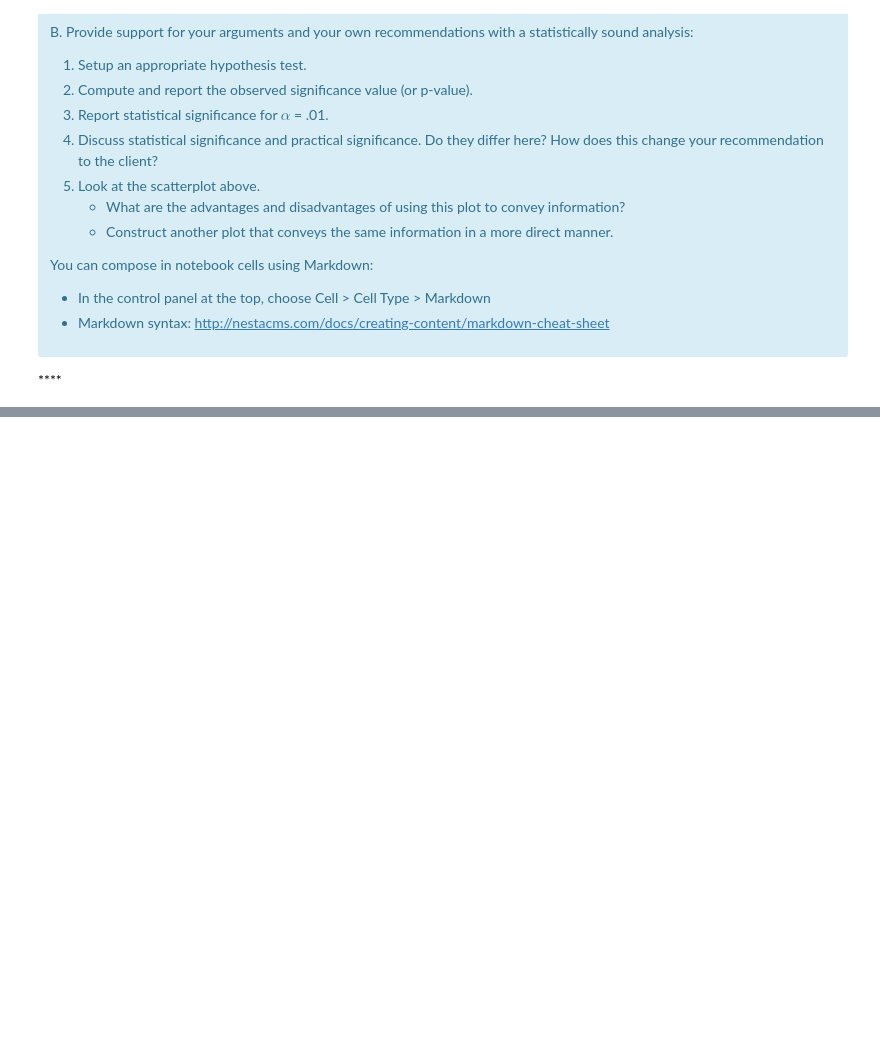
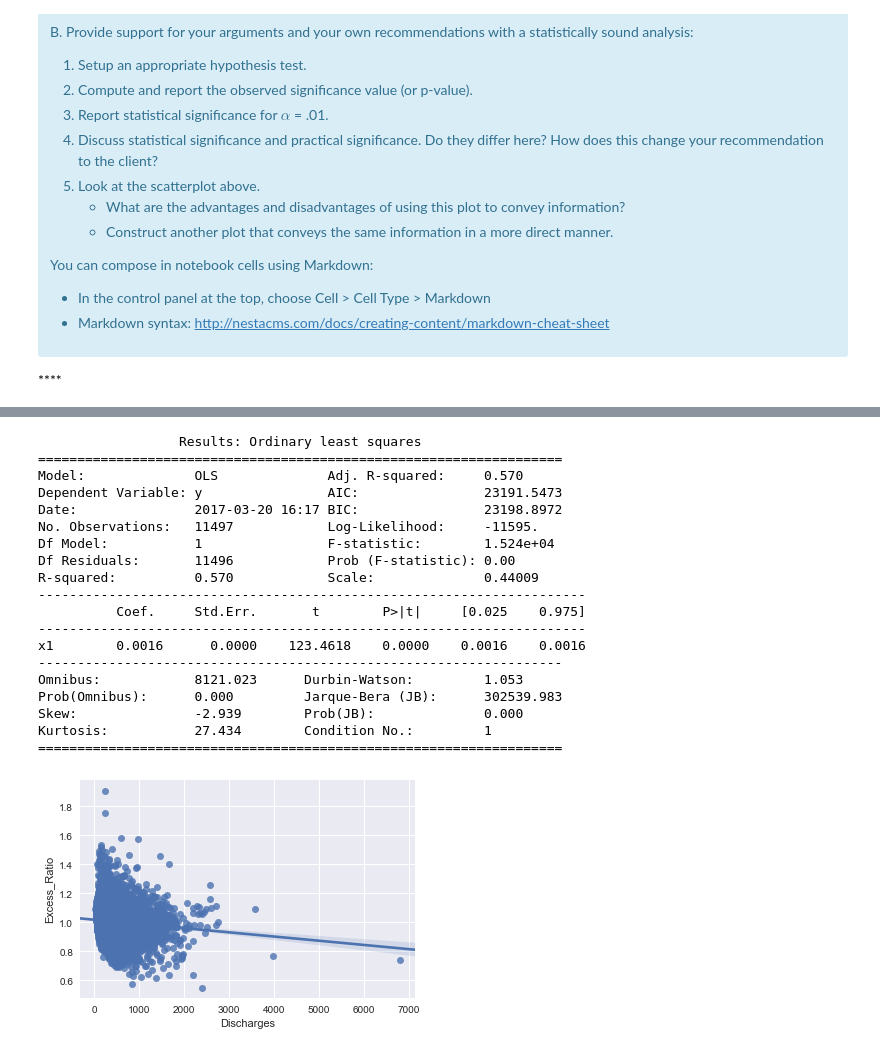
Before and after one commit to JCardenasRdz/SpringBoard, a Jupyter notebook: Projects/11_EDA_Reduce_Hospital_Readmissions/sliderule_dsi_inferential_statistics_exercise_3_SOLUTION.ipynb, the cells around one changed output, grey strips where cells are left out. Saved outputs shown, nothing was run; the diff lists cells and outputs as text; code cells hidden in the pictures; blank space fills up the shorter version.

```diff
--- a/Projects/11_EDA_Reduce_Hospital_Readmissions/sliderule_dsi_inferential_statistics_exercise_3_SOLUTION.ipynb
+++ b/Projects/11_EDA_Reduce_Hospital_Readmissions/sliderule_dsi_inferential_statistics_exercise_3_SOLUTION.ipynb
@@ -116,0 +130,6 @@ You can compose in notebook cells using Markdown:
+# %%
+# LOAD MY FUNCTIONS
+%run 11_Readmission.py
+# load and clean data
+df = load_and_clean()
+df.head(3)
@@ -116,0 +146,24 @@ You can compose in notebook cells using Markdown:
+# %%
+# raw data
+linear_fitting(df.copy(),'Discharges','Excess_Ratio')
+# %% [output]
+                  Results: Ordinary least squares
+===================================================================
+Model:              OLS              Adj. R-squared:     0.570
+Dependent Variable: y                AIC:                23191.5473
+Date:               2017-03-20 16:17 BIC:                23198.8972
+No. Observations:   11497            Log-Likelihood:     -11595.
+Df Model:           1                F-statistic:        1.524e+04
+Df Residuals:       11496            Prob (F-statistic): 0.00
+R-squared:          0.570            Scale:              0.44009
+----------------------------------------------------------------------
+          Coef.     Std.Err.       t        P>|t|     [0.025    0.975]
+----------------------------------------------------------------------
+x1        0.0016      0.0000    123.4618    0.0000    0.0016    0.0016
+-------------------------------------------------------------------
+Omnibus:            8121.023      Durbin-Watson:         1.053
+Prob(Omnibus):      0.000         Jarque-Bera (JB):      302539.983
+Skew:               -2.939        Prob(JB):              0.000
+Kurtosis:           27.434        Condition No.:         1
+===================================================================
+[figure, added]
```
Also changed, not shown: parts of 20 cells of this notebook, 3 other files.
